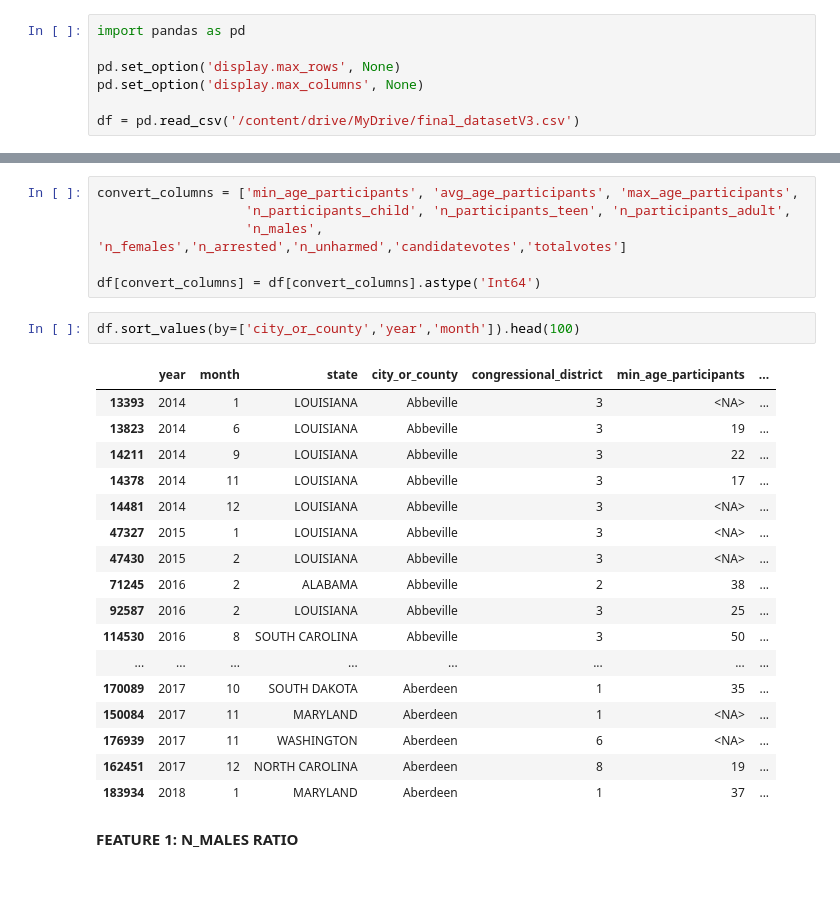
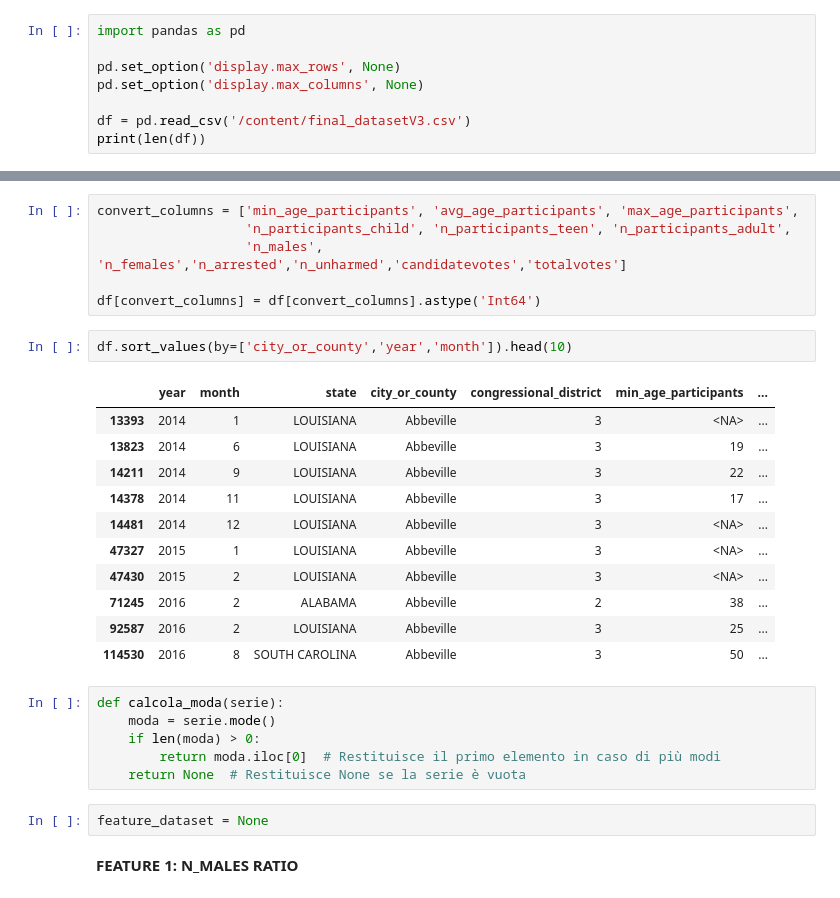
Before and after one commit to nikopaterniti98/hlt, a Jupyter notebook: DataMining_Project.ipynb, the cells around one changed output, grey strips where cells are left out. Cells and saved outputs as stored; diff of their text form.

```diff
--- a/DataMining_Project.ipynb
+++ b/DataMining_Project.ipynb
@@ -1725,4 +1725,5 @@ import pandas as pd
 pd.set_option('display.max_rows', None)
 pd.set_option('display.max_columns', None)
 
-df = pd.read_csv('/content/drive/MyDrive/final_datasetV3.csv')
+df = pd.read_csv('/content/final_datasetV3.csv')
+print(len(df))
@@ -1735,25 +1738,27 @@ convert_columns = ['min_age_participants', 'avg_age_participants', 'max_age_part
 
 df[convert_columns] = df[convert_columns].astype('Int64')
 # %%
-df.sort_values(by=['city_or_county','year','month']).head(100)
+df.sort_values(by=['city_or_county','year','month']).head(10)
 # %% [output]
 |  | year | month | state | city_or_county | congressional_district | min_age_participants | ... |
 | 13393 | 2014 | 1 | LOUISIANA | Abbeville | 3 | <NA> | ... |
 | 13823 | 2014 | 6 | LOUISIANA | Abbeville | 3 | 19 | ... |
 | 14211 | 2014 | 9 | LOUISIANA | Abbeville | 3 | 22 | ... |
 | 14378 | 2014 | 11 | LOUISIANA | Abbeville | 3 | 17 | ... |
 | 14481 | 2014 | 12 | LOUISIANA | Abbeville | 3 | <NA> | ... |
 | 47327 | 2015 | 1 | LOUISIANA | Abbeville | 3 | <NA> | ... |
 | 47430 | 2015 | 2 | LOUISIANA | Abbeville | 3 | <NA> | ... |
 | 71245 | 2016 | 2 | ALABAMA | Abbeville | 2 | 38 | ... |
 | 92587 | 2016 | 2 | LOUISIANA | Abbeville | 3 | 25 | ... |
 | 114530 | 2016 | 8 | SOUTH CAROLINA | Abbeville | 3 | 50 | ... |
-| ... | ... | ... | ... | ... | ... | ... | ... |
-| 170089 | 2017 | 10 | SOUTH DAKOTA | Aberdeen | 1 | 35 | ... |
-| 150084 | 2017 | 11 | MARYLAND | Aberdeen | 1 | <NA> | ... |
-| 176939 | 2017 | 11 | WASHINGTON | Aberdeen | 6 | <NA> | ... |
-| 162451 | 2017 | 12 | NORTH CAROLINA | Aberdeen | 8 | 19 | ... |
-| 183934 | 2018 | 1 | MARYLAND | Aberdeen | 1 | 37 | ... |
+# %%
+def calcola_moda(serie):
+    moda = serie.mode()
+    if len(moda) > 0:
+        return moda.iloc[0]  # Restituisce il primo elemento in caso di più modi
+    return None  # Restituisce None se la serie è vuota
+# %%
+feature_dataset = None
 # %% [markdown]
 **FEATURE 1: N_MALES RATIO**
 # %%
```
Also changed, not shown: parts of 124 cells of this notebook.
